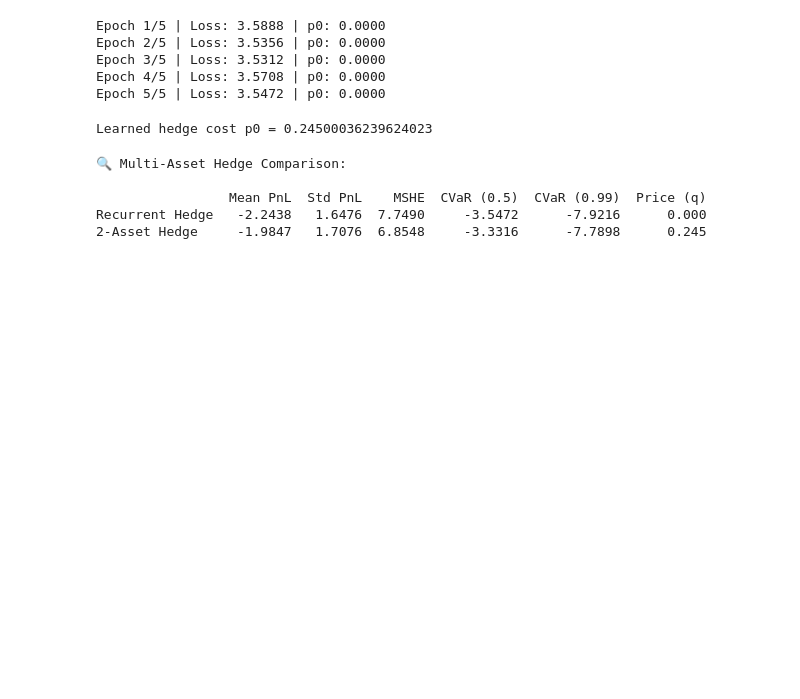
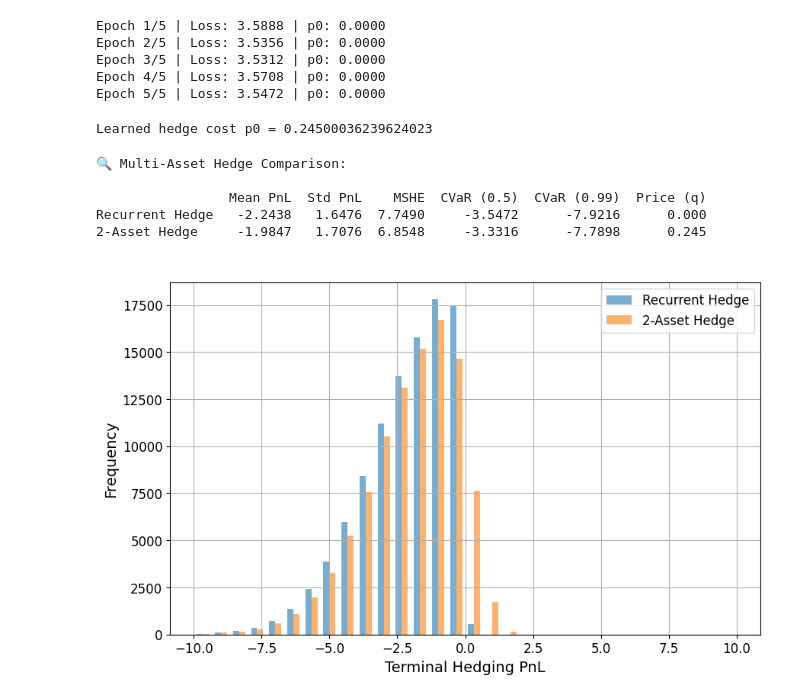
Before and after one commit to jingyiiiiz/MA4288O-Project, a Jupyter notebook: notebooks/4_4.ipynb, the cells around one changed output. Drawn from its saved outputs; the diff is of its cells as text; code cells hidden in the pictures; blank space fills up the shorter version.

```diff
--- a/notebooks/4_4.ipynb
+++ b/notebooks/4_4.ipynb
@@ -147,3 +147,50 @@ print(metrics_df.round(4))
                  Mean PnL  Std PnL    MSHE  CVaR (0.5)  CVaR (0.99)  Price (q)
 Recurrent Hedge   -2.2438   1.6476  7.7490     -3.5472      -7.9216      0.000
 2-Asset Hedge     -1.9847   1.7076  6.8548     -3.3316      -7.7898      0.245
+# %%
+def plot_side_by_side_hist(pnl1, pnl2, label1="Strategy A", label2="Strategy B",
+                           bins=20, x_range=(-10, 10), title=None, save_path=None):
+    """
+    Plot side-by-side histograms for two PnL distributions with aligned bins.
+
+    Args:
+        pnl1, pnl2: numpy arrays of PnL values.
+        label1, label2: labels for the two strategies.
+        bins: number of histogram bins (default is 20 for wider bins).
+        x_range: tuple, (min, max) for histogram x-axis.
+        title: custom plot title. If None, generates one automatically.
+        save_path: optional file path to save the plot.
+    """
+    counts1, edges = np.histogram(pnl1, bins=bins, range=x_range)
+    counts2, _     = np.histogram(pnl2, bins=edges)
+
+    centers = 0.5 * (edges[:-1] + edges[1:])
+    width   = (edges[1] - edges[0]) / 3.0
+
+    plt.figure(figsize=(10, 6))
+    plt.bar(centers - width/2, counts1, width=width, alpha=0.6, label=label1, color='tab:blue')
+    plt.bar(centers + width/2, counts2, width=width, alpha=0.6, label=label2, color='tab:orange')
+
+    plt.xlabel("Terminal Hedging PnL", fontsize=14)
+    plt.ylabel("Frequency", fontsize=14)
+    plt.title(title or f"Side-by-side PnL Histogram: {label1} vs. {label2}")
+    plt.legend(fontsize=12)
+    plt.grid(True)
+    plt.xticks(fontsize=12)
+    plt.yticks(fontsize=12)
+
+    if save_path:
+        plt.savefig(save_path, dpi=300, bbox_inches='tight')
+    plt.show()
+# %%
+plot_side_by_side_hist(
+    pnl1=pnl_rec,
+    pnl2=pnl_np,
+    label1="Recurrent Hedge",
+    label2="2-Asset Hedge",
+    bins=30,
+    x_range=(-10, 10),
+    title=" "
+)
+# %% [output]
+[figure, added]
```
